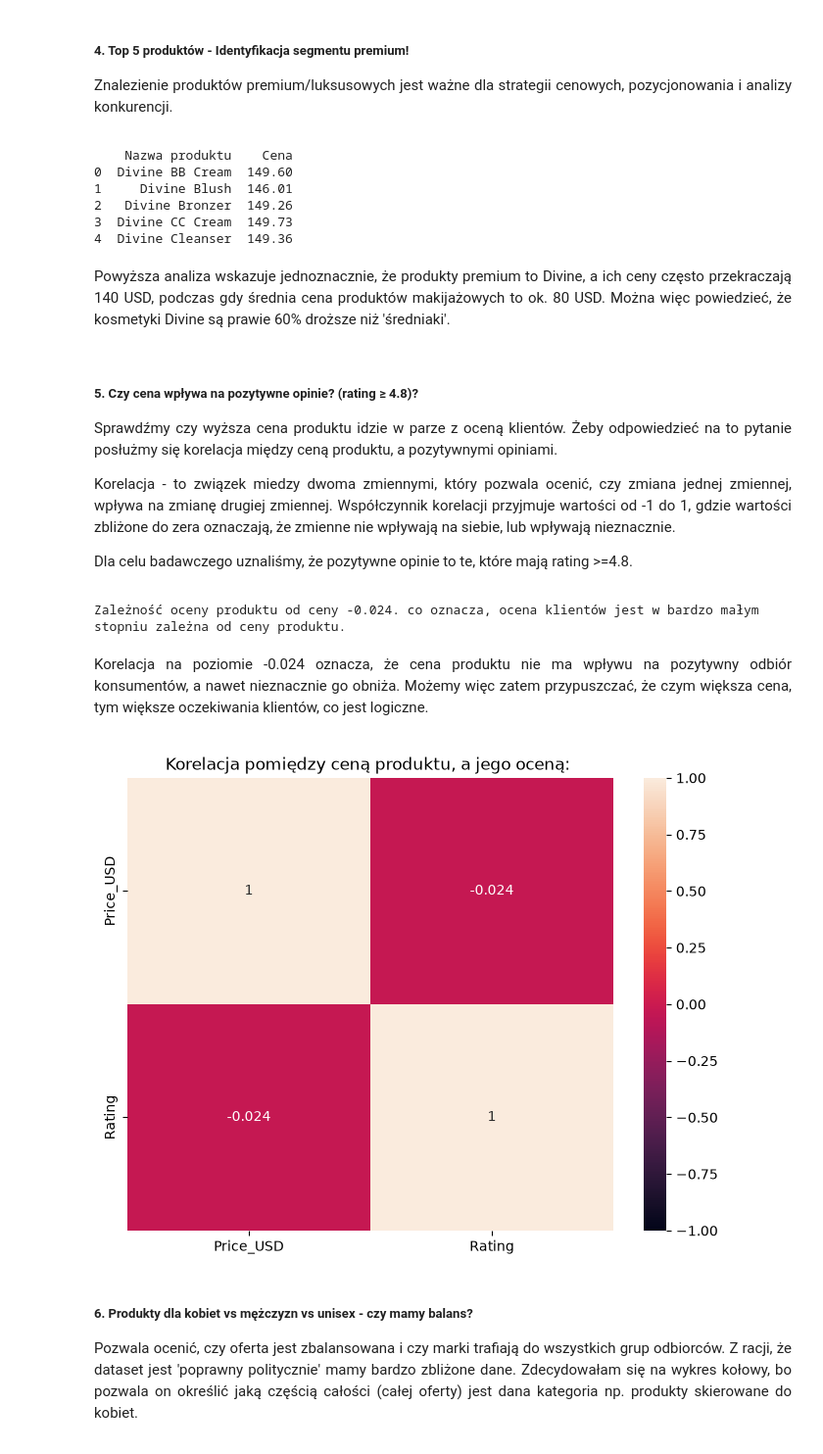
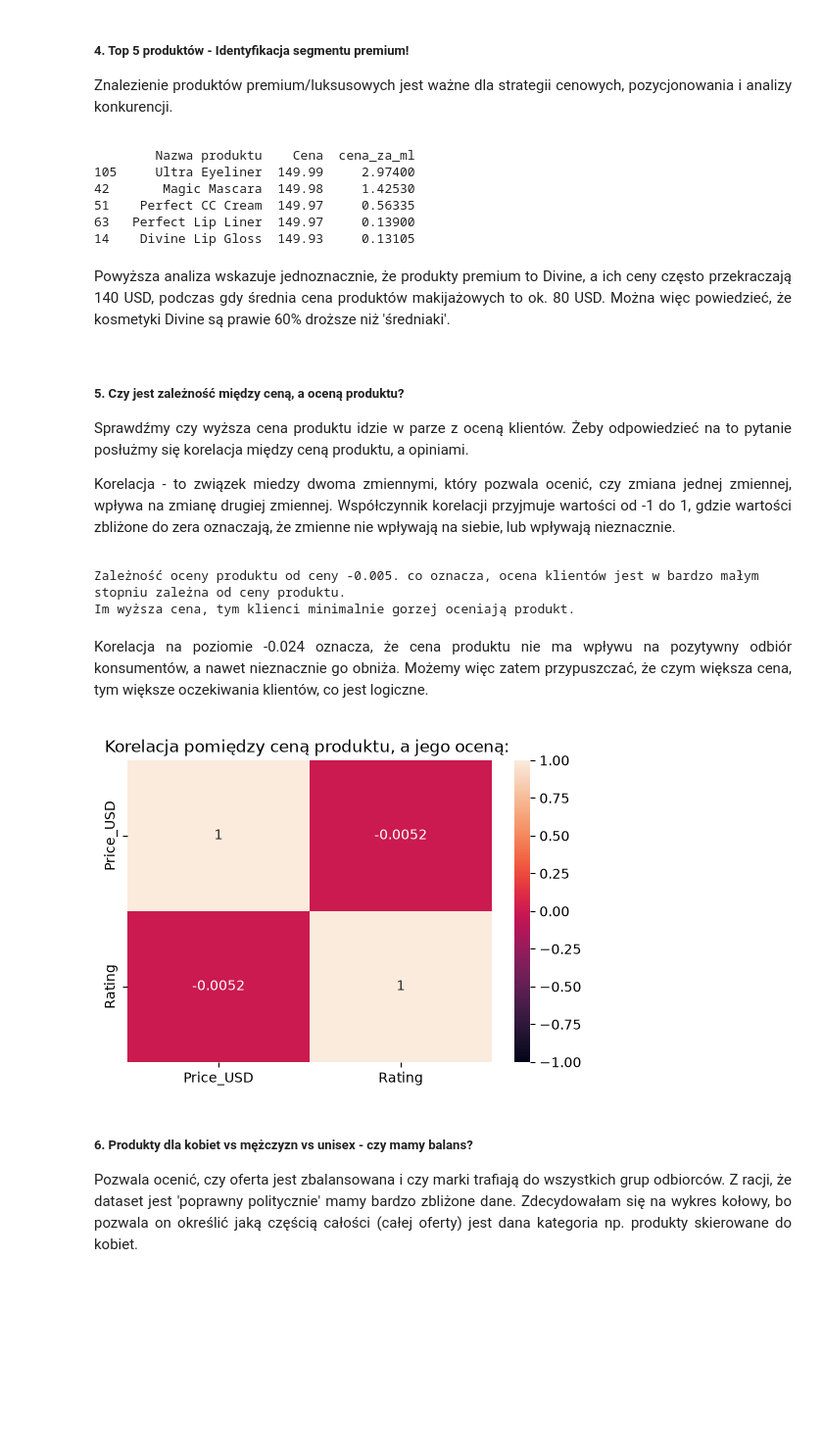
Before and after one commit to kamila-dudzinska/Top_Beauty, a Jupyter notebook: Analiza.ipynb, the cells around one changed output. Shown at 98% size. Saved outputs shown, nothing was run; the diff lists cells and outputs as text; code cells hidden in the pictures; blank space fills up the shorter version.

```diff
--- a/Analiza.ipynb
+++ b/Analiza.ipynb
@@ -194,6 +193,9 @@ plt.show()
 Znalezienie produktów premium/luksusowych jest ważne dla strategii cenowych, pozycjonowania i analizy konkurencji.
 
 </div>
+# %%
+#przeliczenie ceny na 1ml
+df['Product_Size'] = df['Product_Size'].str.replace('ml', '').astype(int)
 # %%
 # grupowanie i pobranie maksymalnej ceny
 expensive_product = (
@@ -201,18 +203,21 @@ expensive_product = (
                as_index=False)['Price_USD']
       .max()
       .rename(columns={'Product_Name': 'Nazwa produktu',
-                       'Price_USD': 'Cena'})
+                       'Price_USD': 'Cena'}).sort_values(by='Cena', ascending=False)
       .head(5)
 )
 
-print(expensive_product)
+
+expensive_product['cena_za_ml'] = df['Price_USD']/ df["Product_Size"]
+
+print(expensive_product.sort_values(by='cena_za_ml', ascending=False))
 # %% [output]
-    Nazwa produktu    Cena
-0  Divine BB Cream  149.60
-1     Divine Blush  146.01
-2   Divine Bronzer  149.26
-3  Divine CC Cream  149.73
-4  Divine Cleanser  149.36
+        Nazwa produktu    Cena  cena_za_ml
+105     Ultra Eyeliner  149.99     2.97400
+42       Magic Mascara  149.98     1.42530
+51    Perfect CC Cream  149.97     0.56335
+63   Perfect Lip Liner  149.97     0.13900
+14    Divine Lip Gloss  149.93     0.13105
 # %% [markdown]
 <div align = "Justify">
 
@@ -220,25 +225,22 @@ Powyższa analiza wskazuje jednoznacznie, że produkty premium to Divine, a ich
 
 </div>
 # %% [markdown]
-##### 5. Czy cena wpływa na pozytywne opinie? (rating ≥ 4.8)?
+##### 5. Czy jest zależność między ceną, a oceną produktu?
 
 <div align = "Justify">
 
-Sprawdźmy czy wyższa cena produktu idzie w parze z oceną klientów. Żeby odpowiedzieć na to pytanie posłużmy się korelacja między ceną produktu, a pozytywnymi opiniami.
+Sprawdźmy czy wyższa cena produktu idzie w parze z oceną klientów. Żeby odpowiedzieć na to pytanie posłużmy się korelacja między ceną produktu, a opiniami.
 
 Korelacja - to związek miedzy dwoma zmiennymi, który pozwala ocenić, czy zmiana jednej zmiennej, wpływa na zmianę drugiej zmiennej. Współczynnik korelacji przyjmuje wartości od -1 do 1, gdzie wartości zbliżone do zera oznaczają, że zmienne nie wpływają na siebie, lub wpływają nieznacznie.
 
-Dla celu badawczego uznaliśmy, że pozytywne opinie to te, które mają rating >=4.8.
-
 </div>
 # %%
-pos = df[df['Rating']>=4.8]
-
-price_review = pos['Price_USD'].corr(pos['Rating'])
-print(f'Zależność oceny produktu od ceny {price_review:.3f}. co oznacza, ocena klientów jest w bardzo małym stopniu zależna od ceny produktu.')
+price_review = df['Price_USD'].corr(df['Rating'])
+print(f'Zależność oceny produktu od ceny {price_review:.3f}. co oznacza, ocena klientów nie jest zależna od ceny produktu.')
 print('Im wyższa cena, tym klienci minimalnie gorzej oceniają produkt.')
 # %% [output]
-Zależność oceny produktu od ceny -0.024. co oznacza, ocena klientów jest w bardzo małym stopniu zależna od ceny produktu.
+Zależność oceny produktu od ceny -0.005. co oznacza, ocena klientów jest w bardzo małym stopniu zależna od ceny produktu.
+Im wyższa cena, tym klienci minimalnie gorzej oceniają produkt.
 # %% [markdown]
 <div align = "Justify">
 
@@ -247,24 +249,23 @@ Korelacja na poziomie -0.024 oznacza, że cena produktu nie ma wpływu na pozyty
 </div>
 # %%
 #dane wejsciowe dla korelacji
-pos = df[df['Rating']>=4.8]
-df_corr = pos[['Price_USD', 'Rating']].corr()
+df_corr = df[['Price_USD', 'Rating']].corr()
 
 #tworzymy wykres
-plt.figure(figsize=(8, 6))
+plt.figure(figsize=(6, 4))
 
 #moduł seaborn
 sns.heatmap(
     df_corr,                    # korelacja - dane wejciowe
     annot=True,                 # wartoci liczbowe wewnątrz kwadracików
     vmin=-1,                    # min wartoć skali kolorów
     vmax=1                      #maksymalna wartoć skali kolorów
 )
 
 plt.title("Korelacja pomiędzy ceną produktu, a jego oceną: ")
 plt.show()
 # %% [output]
-[figure, old version]
+[figure, new version]
 # %% [markdown]
 ##### 6. Produkty dla kobiet vs mężczyzn vs unisex - czy mamy balans?
 
```
Also changed, not shown: parts of 4 cells of this notebook.
